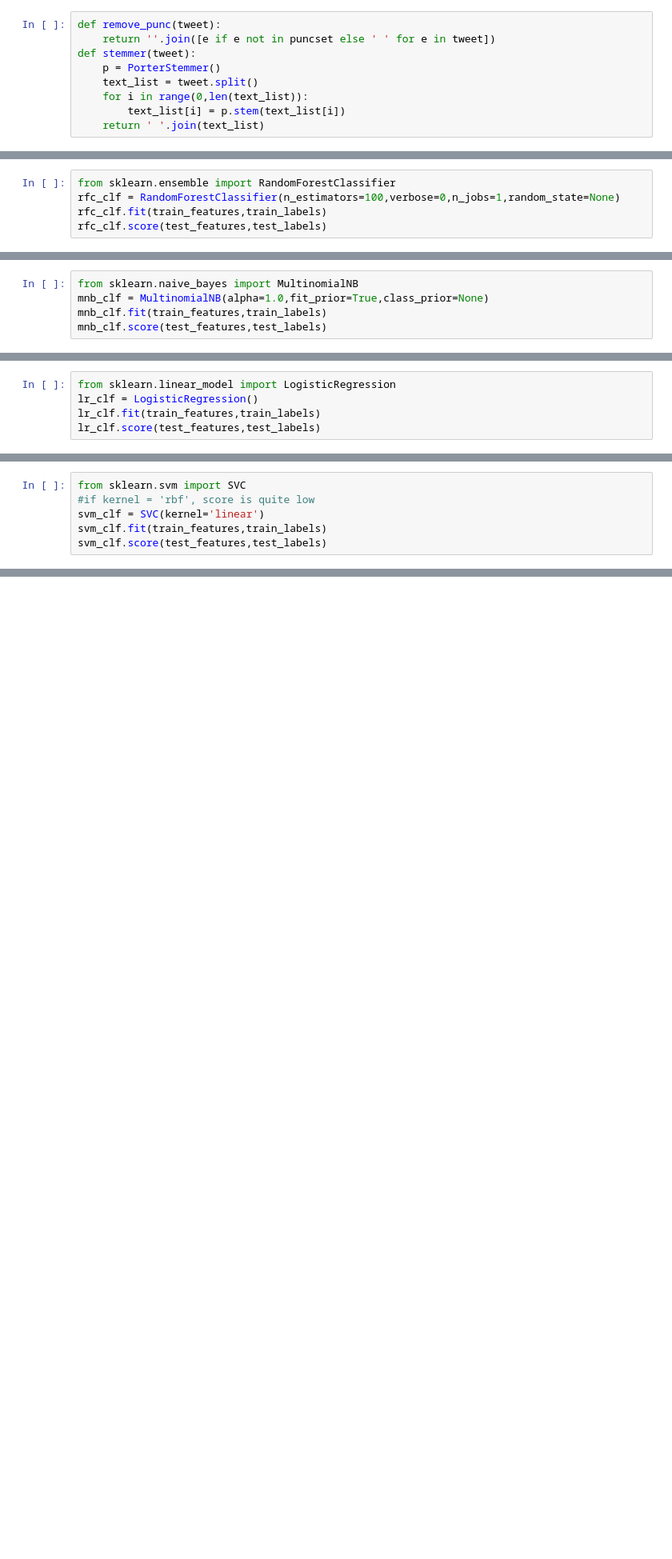
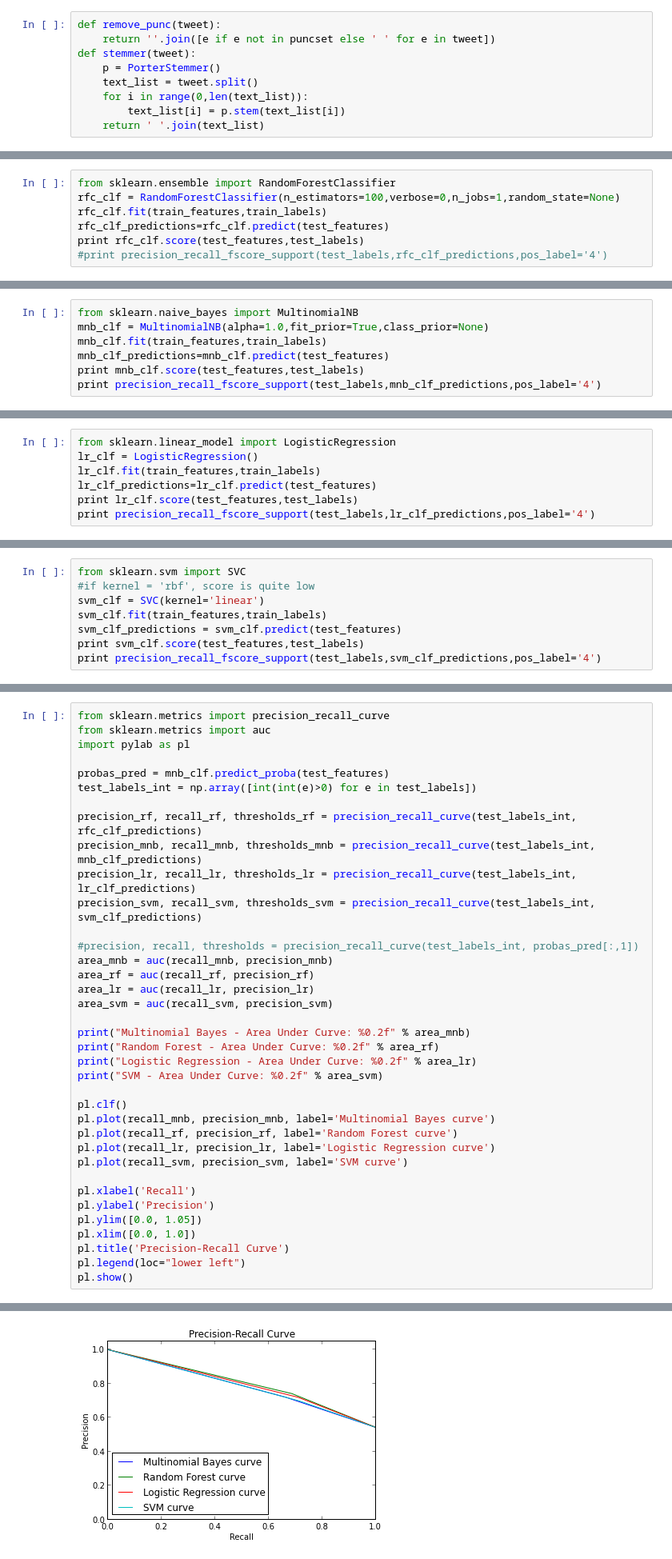
Before and after one commit to zyenge/climatechangeviz, a Jupyter notebook: sentiment analysis.ipynb, the cells around one changed output, grey strips where cells are left out. Shown at 80% size. Saved outputs shown, nothing was run; the diff lists cells and outputs as text; blank space fills up the shorter version.

Commit message:
slide overview notes, updated ipynb notebook with fscore graphs

```diff
--- a/sentiment analysis.ipynb
+++ b/sentiment analysis.ipynb
@@ -316,5 +307,7 @@ Classifiers Below
 from sklearn.ensemble import RandomForestClassifier
 rfc_clf = RandomForestClassifier(n_estimators=100,verbose=0,n_jobs=1,random_state=None)
 rfc_clf.fit(train_features,train_labels)
-rfc_clf.score(test_features,test_labels)
+rfc_clf_predictions=rfc_clf.predict(test_features)
+print rfc_clf.score(test_features,test_labels)
+#print precision_recall_fscore_support(test_labels,rfc_clf_predictions,pos_label='4')
 # %% [output]
@@ -323,5 +316,7 @@ rfc_clf.score(test_features,test_labels)
 from sklearn.naive_bayes import MultinomialNB
 mnb_clf = MultinomialNB(alpha=1.0,fit_prior=True,class_prior=None)
 mnb_clf.fit(train_features,train_labels)
-mnb_clf.score(test_features,test_labels)
+mnb_clf_predictions=mnb_clf.predict(test_features)
+print mnb_clf.score(test_features,test_labels)
+print precision_recall_fscore_support(test_labels,mnb_clf_predictions,pos_label='4')
 # %% [output]
@@ -330,5 +326,7 @@ mnb_clf.score(test_features,test_labels)
 from sklearn.linear_model import LogisticRegression
 lr_clf = LogisticRegression()
 lr_clf.fit(train_features,train_labels)
-lr_clf.score(test_features,test_labels)
+lr_clf_predictions=lr_clf.predict(test_features)
+print lr_clf.score(test_features,test_labels)
+print precision_recall_fscore_support(test_labels,lr_clf_predictions,pos_label='4')
 # %% [output]
@@ -342,5 +337,7 @@ from sklearn.svm import SVC
 #if kernel = 'rbf', score is quite low
 svm_clf = SVC(kernel='linear')
 svm_clf.fit(train_features,train_labels)
-svm_clf.score(test_features,test_labels)
+svm_clf_predictions = svm_clf.predict(test_features)
+print svm_clf.score(test_features,test_labels)
+print precision_recall_fscore_support(test_labels,svm_clf_predictions,pos_label='4')
 # %% [output]
@@ -347,0 +346,38 @@ svm_clf.score(test_features,test_labels)
+# %%
+from sklearn.metrics import precision_recall_curve
+from sklearn.metrics import auc
+import pylab as pl
+
+probas_pred = mnb_clf.predict_proba(test_features)
+test_labels_int = np.array([int(int(e)>0) for e in test_labels])
+
+precision_rf, recall_rf, thresholds_rf = precision_recall_curve(test_labels_int, rfc_clf_predictions)
+precision_mnb, recall_mnb, thresholds_mnb = precision_recall_curve(test_labels_int, mnb_clf_predictions)
+precision_lr, recall_lr, thresholds_lr = precision_recall_curve(test_labels_int, lr_clf_predictions)
+precision_svm, recall_svm, thresholds_svm = precision_recall_curve(test_labels_int, svm_clf_predictions)
+
+#precision, recall, thresholds = precision_recall_curve(test_labels_int, probas_pred[:,1])
+area_mnb = auc(recall_mnb, precision_mnb)
+area_rf = auc(recall_rf, precision_rf)
+area_lr = auc(recall_lr, precision_lr)
+area_svm = auc(recall_svm, precision_svm)
+
+print("Multinomial Bayes - Area Under Curve: %0.2f" % area_mnb)
+print("Random Forest - Area Under Curve: %0.2f" % area_rf)
+print("Logistic Regression - Area Under Curve: %0.2f" % area_lr)
+print("SVM - Area Under Curve: %0.2f" % area_svm)
+
+pl.clf()
+pl.plot(recall_mnb, precision_mnb, label='Multinomial Bayes curve')
+pl.plot(recall_rf, precision_rf, label='Random Forest curve')
+pl.plot(recall_lr, precision_lr, label='Logistic Regression curve')
+pl.plot(recall_svm, precision_svm, label='SVM curve')
+
+pl.xlabel('Recall')
+pl.ylabel('Precision')
+pl.ylim([0.0, 1.05])
+pl.xlim([0.0, 1.0])
+pl.title('Precision-Recall Curve')
+pl.legend(loc="lower left")
+pl.show()
+# %% [output]
@@ -347,0 +388 @@ svm_clf.score(test_features,test_labels)
+[figure, added]
```
Also changed, not shown: parts of 27 cells of this notebook, 1 other file.
